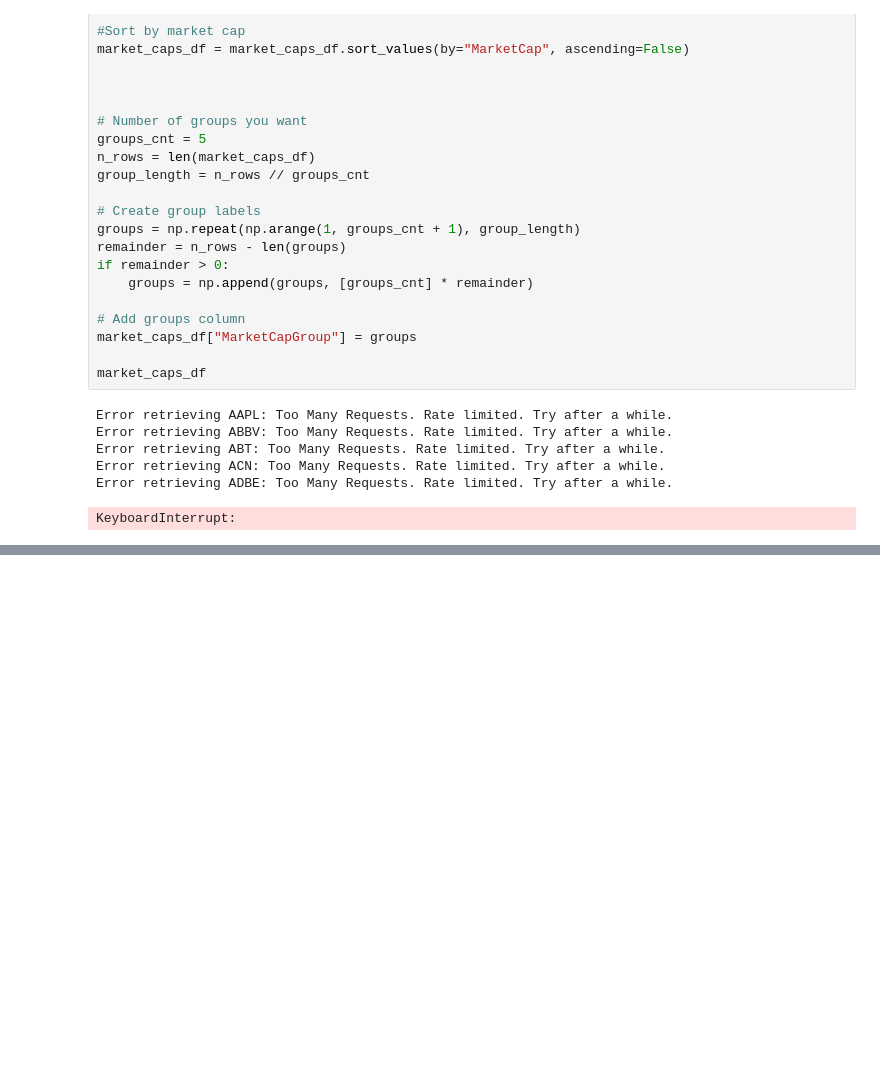
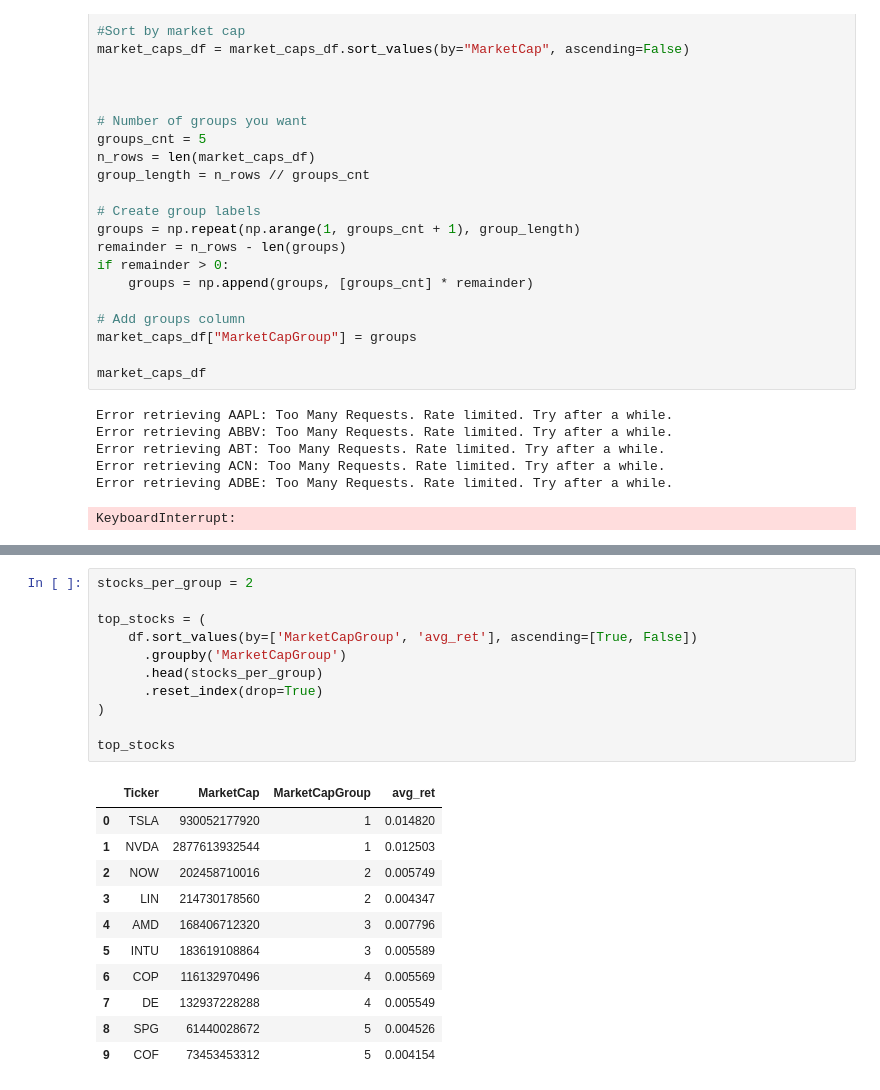
Before and after one commit to chackett24/Passive-Portfolio, a Jupyter notebook: Untitled.ipynb, the cells around one changed output, grey strips where cells are left out. Saved outputs shown, nothing was run; the diff lists cells and outputs as text; blank space fills up the shorter version.

```diff
--- a/Untitled.ipynb
+++ b/Untitled.ipynb
@@ -65,0 +94,23 @@ KeyboardInterrupt:
+# %%
+stocks_per_group = 2
+
+top_stocks = (
+    df.sort_values(by=['MarketCapGroup', 'avg_ret'], ascending=[True, False])
+      .groupby('MarketCapGroup')
+      .head(stocks_per_group)
+      .reset_index(drop=True)
+)
+
+top_stocks
+# %% [output]
+|  | Ticker | MarketCap | MarketCapGroup | avg_ret |
+| 0 | TSLA | 930052177920 | 1 | 0.014820 |
+| 1 | NVDA | 2877613932544 | 1 | 0.012503 |
+| 2 | NOW | 202458710016 | 2 | 0.005749 |
+| 3 | LIN | 214730178560 | 2 | 0.004347 |
+| 4 | AMD | 168406712320 | 3 | 0.007796 |
+| 5 | INTU | 183619108864 | 3 | 0.005589 |
+| 6 | COP | 116132970496 | 4 | 0.005569 |
+| 7 | DE | 132937228288 | 4 | 0.005549 |
+| 8 | SPG | 61440028672 | 5 | 0.004526 |
+| 9 | COF | 73453453312 | 5 | 0.004154 |
```
Also changed, not shown: parts of 1 cell of this notebook, 1 other file.
